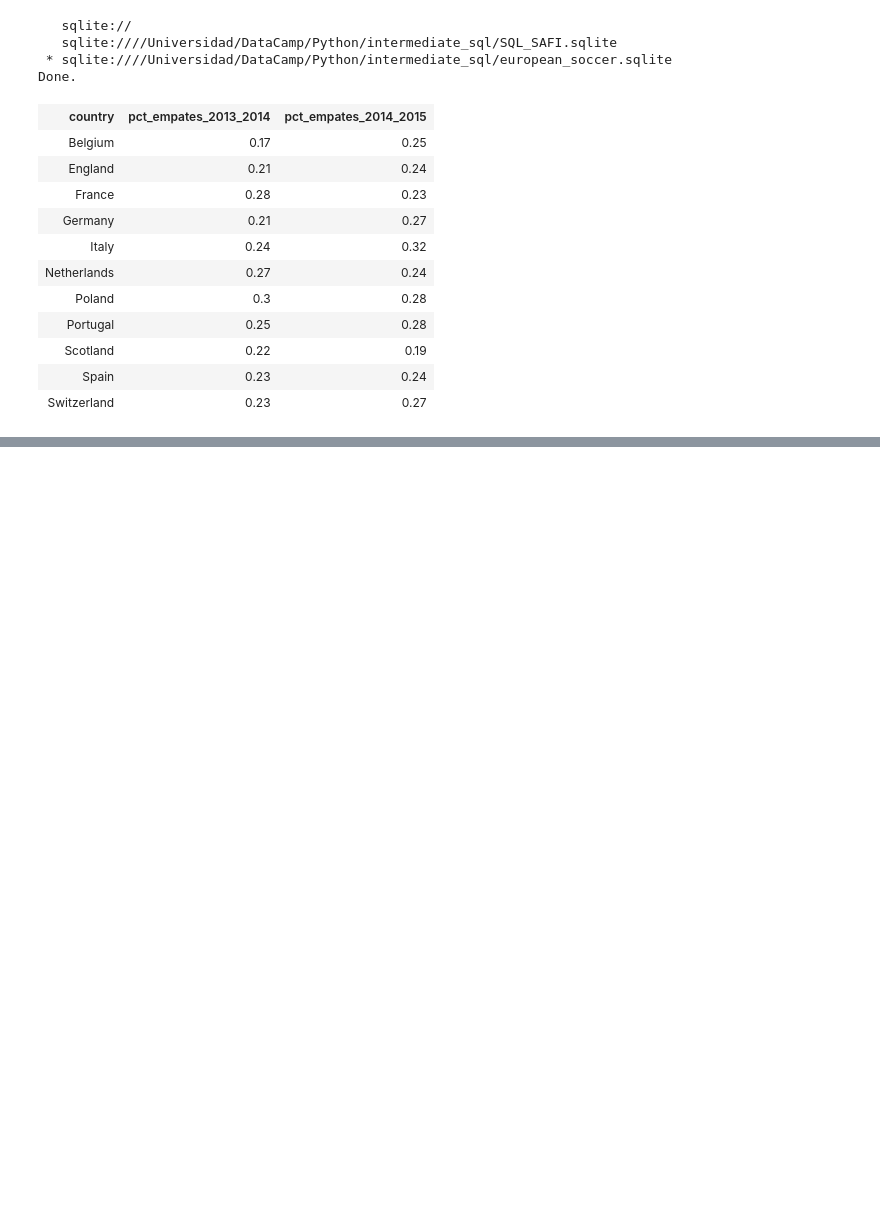
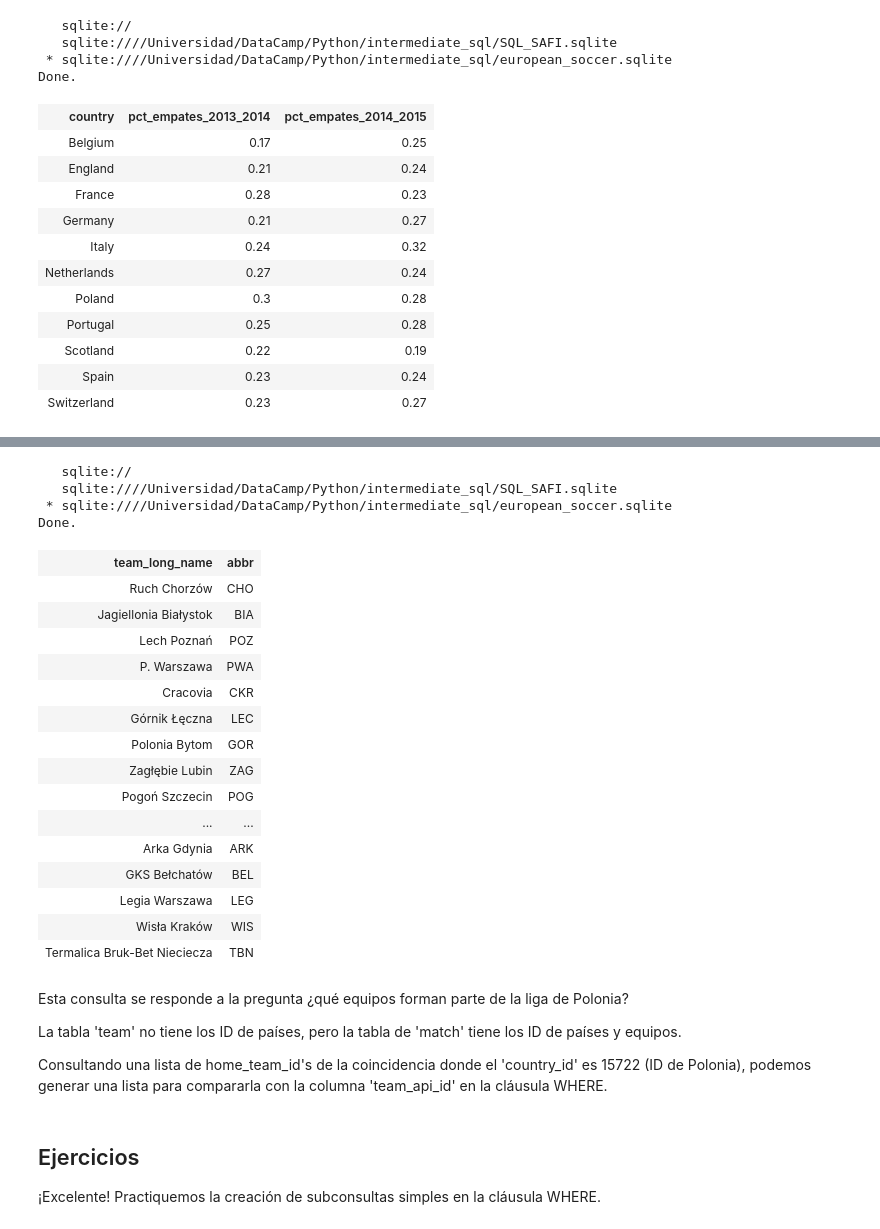
Before and after one commit to adinamarca/notebooks, a Jupyter notebook: SQL/intermediate_sql/notebook.ipynb, the cells around one changed output, grey strips where cells are left out. Cells and saved outputs as stored; diff of their text form; code cells hidden in the pictures; blank space fills up the shorter version.

```diff
--- a/SQL/intermediate_sql/notebook.ipynb
+++ b/SQL/intermediate_sql/notebook.ipynb
@@ -1296,0 +1494,37 @@ Done.
+# %%
+%sql SELECT team_long_name, \
+team_short_name AS abbr \
+FROM team \
+WHERE team_api_id IN \
+(SELECT home_team_api_id FROM match WHERE country_id = 15722)
+# %% [output]
+   sqlite://
+   sqlite:////Universidad/DataCamp/Python/intermediate_sql/SQL_SAFI.sqlite
+ * sqlite:////Universidad/DataCamp/Python/intermediate_sql/european_soccer.sqlite
+Done.
+| team_long_name | abbr |
+| Ruch Chorzów | CHO |
+| Jagiellonia Białystok | BIA |
+| Lech Poznań | POZ |
+| P. Warszawa | PWA |
+| Cracovia | CKR |
+| Górnik Łęczna | LEC |
+| Polonia Bytom | GOR |
+| Zagłębie Lubin | ZAG |
+| Pogoń Szczecin | POG |
+| ... | ... |
+| Arka Gdynia | ARK |
+| GKS Bełchatów | BEL |
+| Legia Warszawa | LEG |
+| Wisła Kraków | WIS |
+| Termalica Bruk-Bet Nieciecza | TBN |
+# %% [markdown]
+Esta consulta se responde a la pregunta ¿qué equipos forman parte de la liga de Polonia?
+
+La tabla 'team' no tiene los ID de países, pero la tabla de 'match' tiene los ID de países y equipos.
+
+Consultando una lista de home_team_id's de la coincidencia donde el 'country_id' es 15722 (ID de Polonia), podemos generar una lista para compararla con la columna 'team_api_id' en la cláusula WHERE.
+# %% [markdown]
+## Ejercicios
+
+¡Excelente! Practiquemos la creación de subconsultas simples en la cláusula WHERE.
```
Also changed, not shown: parts of 22 cells of this notebook.
